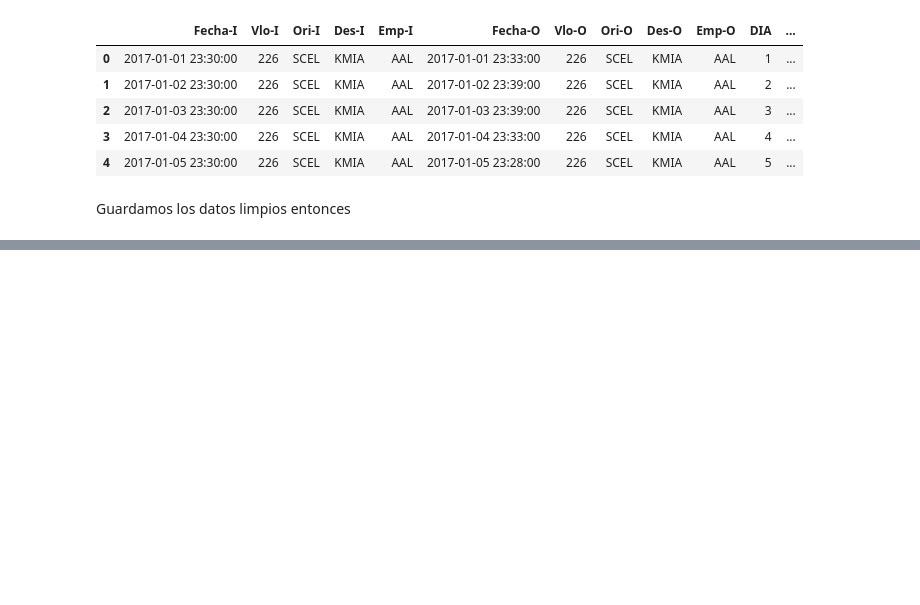
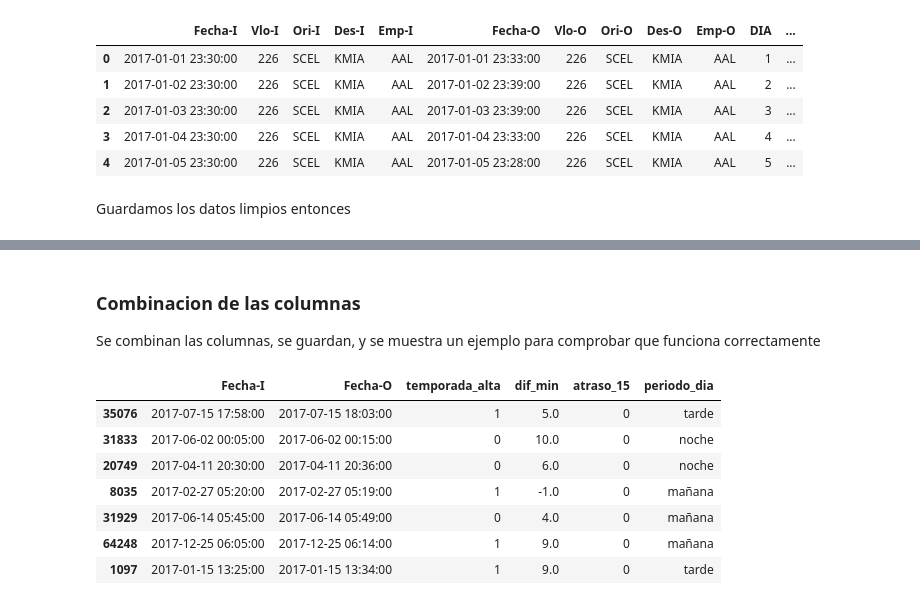
Before and after one commit to bastianfuenza/desafio_latam, a Jupyter notebook: challenge.ipynb, the cells around one changed output, grey strips where cells are left out. Saved outputs shown, nothing was run; the diff lists cells and outputs as text; code cells hidden in the pictures; blank space fills up the shorter version.

Commit message:
feat: Analysis and syntetic features

```diff
--- a/challenge.ipynb
+++ b/challenge.ipynb
@@ -231,0 +347,4 @@ data.to_csv(Path(os.getcwd()).joinpath('data', 'dataset_SCL_clean.csv'), index=F
+# %%
+# get diference in minutes
+dif_min = (data['Fecha-O'] - data['Fecha-I']).dt.total_seconds() / 60
+dif_min.sample(frac = 0.0001, random_state = 42)
@@ -231,0 +362,3 @@ data.to_csv(Path(os.getcwd()).joinpath('data', 'dataset_SCL_clean.csv'), index=F
+# %%
+atraso_15 = (dif_min > 15).astype(int)
+atraso_15.sample(frac = 0.0001, random_state = 1)
@@ -231,0 +376,13 @@ data.to_csv(Path(os.getcwd()).joinpath('data', 'dataset_SCL_clean.csv'), index=F
+# %%
+def day_period(dates: pd.Series)->pd.Series:
+    """
+    Function to get the day period (mañana, tarde, noche) as a string
+    """
+    hours = dates.dt.hour
+    morning = (hours >= 5) & (hours < 12)
+    afternoon = (hours >= 12) & (hours < 19)
+    day_period = pd.Series(np.where(morning, 'mañana', np.where(afternoon, 'tarde', 'noche')), index=dates.index)
+    return day_period
+# %%
+periodo_dia = day_period(data['Fecha-I'])
+periodo_dia.sample(frac = 0.0001, random_state = 42)
@@ -231,0 +398,19 @@ data.to_csv(Path(os.getcwd()).joinpath('data', 'dataset_SCL_clean.csv'), index=F
+# %% [markdown]
+### Combinacion de las columnas
+
+Se combinan las columnas, se guardan, y se muestra un ejemplo para comprobar que funciona correctamente
+# %%
+syntetic_feat = pd.DataFrame({'temporada_alta': temporada_alta, 'dif_min': dif_min, 'atraso_15': atraso_15, 'periodo_dia': periodo_dia})
+syntetic_feat.to_csv(Path(os.getcwd()).joinpath('data', 'syntetic_features.csv'), index=False)
+
+#show combination of Fecha-I, Fecha-O and syntetic_feat
+pd.concat([data[['Fecha-I', 'Fecha-O']], syntetic_feat], axis=1).sample(frac = 0.0001, random_state = 42)
+# %% [output]
+|  | Fecha-I | Fecha-O | temporada_alta | dif_min | atraso_15 | periodo_dia |
+| 35076 | 2017-07-15 17:58:00 | 2017-07-15 18:03:00 | 1 | 5.0 | 0 | tarde |
+| 31833 | 2017-06-02 00:05:00 | 2017-06-02 00:15:00 | 0 | 10.0 | 0 | noche |
+| 20749 | 2017-04-11 20:30:00 | 2017-04-11 20:36:00 | 0 | 6.0 | 0 | noche |
+| 8035 | 2017-02-27 05:20:00 | 2017-02-27 05:19:00 | 1 | -1.0 | 0 | mañana |
+| 31929 | 2017-06-14 05:45:00 | 2017-06-14 05:49:00 | 0 | 4.0 | 0 | mañana |
+| 64248 | 2017-12-25 06:05:00 | 2017-12-25 06:14:00 | 1 | 9.0 | 0 | mañana |
+| 1097 | 2017-01-15 13:25:00 | 2017-01-15 13:34:00 | 1 | 9.0 | 0 | tarde |
```
Also changed, not shown: parts of 24 cells of this notebook, 1 other file.
